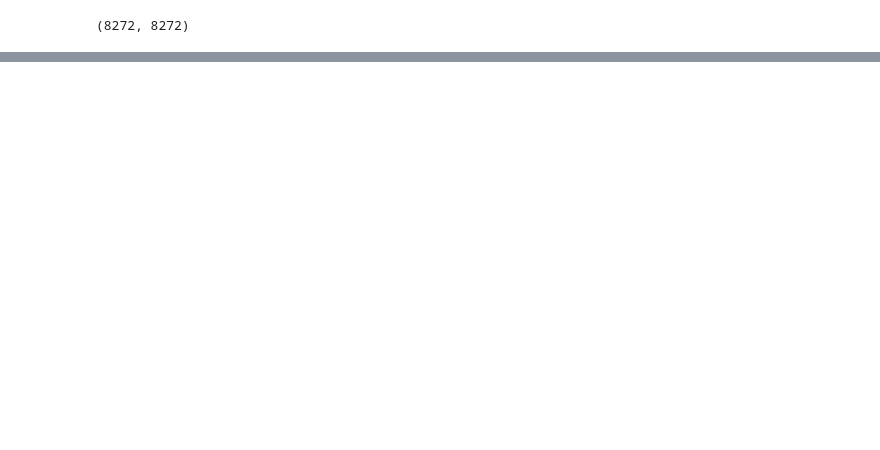
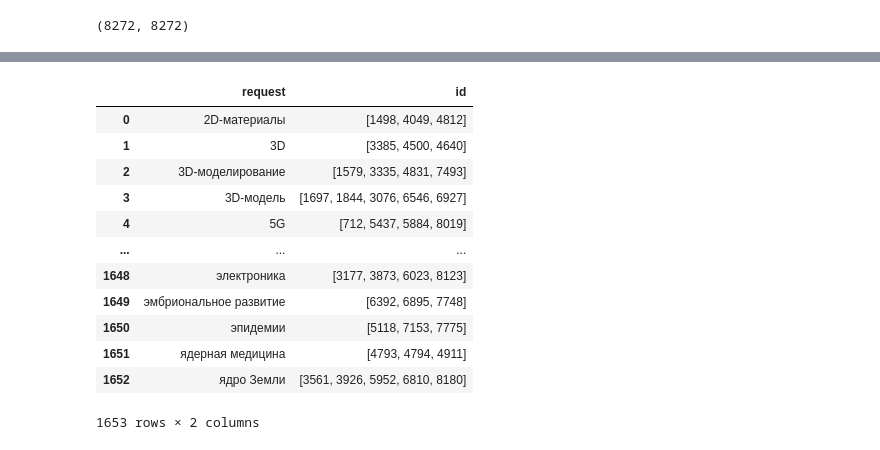
Before and after one commit to VladShajdulin/OTUS_project, a Jupyter notebook: dataset_generation.ipynb, the cells around one changed output, grey strips where cells are left out. Saved outputs shown, nothing was run; the diff lists cells and outputs as text; code cells hidden in the pictures; blank space fills up the shorter version.

```diff
--- a/dataset_generation.ipynb
+++ b/dataset_generation.ipynb
@@ -145,0 +158,29 @@ texts[:5]
+# %%
+tags_df = df['tags'].explode().reset_index()
+tags_list = list(tags_df['tags'].unique())
+tags_lower = [s.lower() for s in tags_list]
+
+def process_tag(s, tags_list=tags_list, tags_lower=tags_lower):
+  pos = tags_lower.index(s.lower())
+  return tags_list[pos]
+
+tags_df['tags'] = tags_df['tags'].map(process_tag)
+tags_df = tags_df.groupby('tags', as_index=False).agg({'index': list})
+
+second_df = tags_df[tags_df['index'].map(len).between(2, 10, inclusive='neither')]
+second_df = second_df.rename(columns={'tags': 'request', 'index': 'id'}).reset_index(drop=True)
+second_df
+# %% [output]
+|  | request | id |
+| 0 | 2D-материалы | [1498, 4049, 4812] |
+| 1 | 3D | [3385, 4500, 4640] |
+| 2 | 3D-моделирование | [1579, 3335, 4831, 7493] |
+| 3 | 3D-модель | [1697, 1844, 3076, 6546, 6927] |
+| 4 | 5G | [712, 5437, 5884, 8019] |
+| ... | ... | ... |
+| 1648 | электроника | [3177, 3873, 6023, 8123] |
+| 1649 | эмбриональное развитие | [6392, 6895, 7748] |
+| 1650 | эпидемии | [5118, 7153, 7775] |
+| 1651 | ядерная медицина | [4793, 4794, 4911] |
+| 1652 | ядро Земли | [3561, 3926, 5952, 6810, 8180] |
+1653 rows × 2 columns
```
Also changed, not shown: parts of 19 cells of this notebook, 3 other files.
